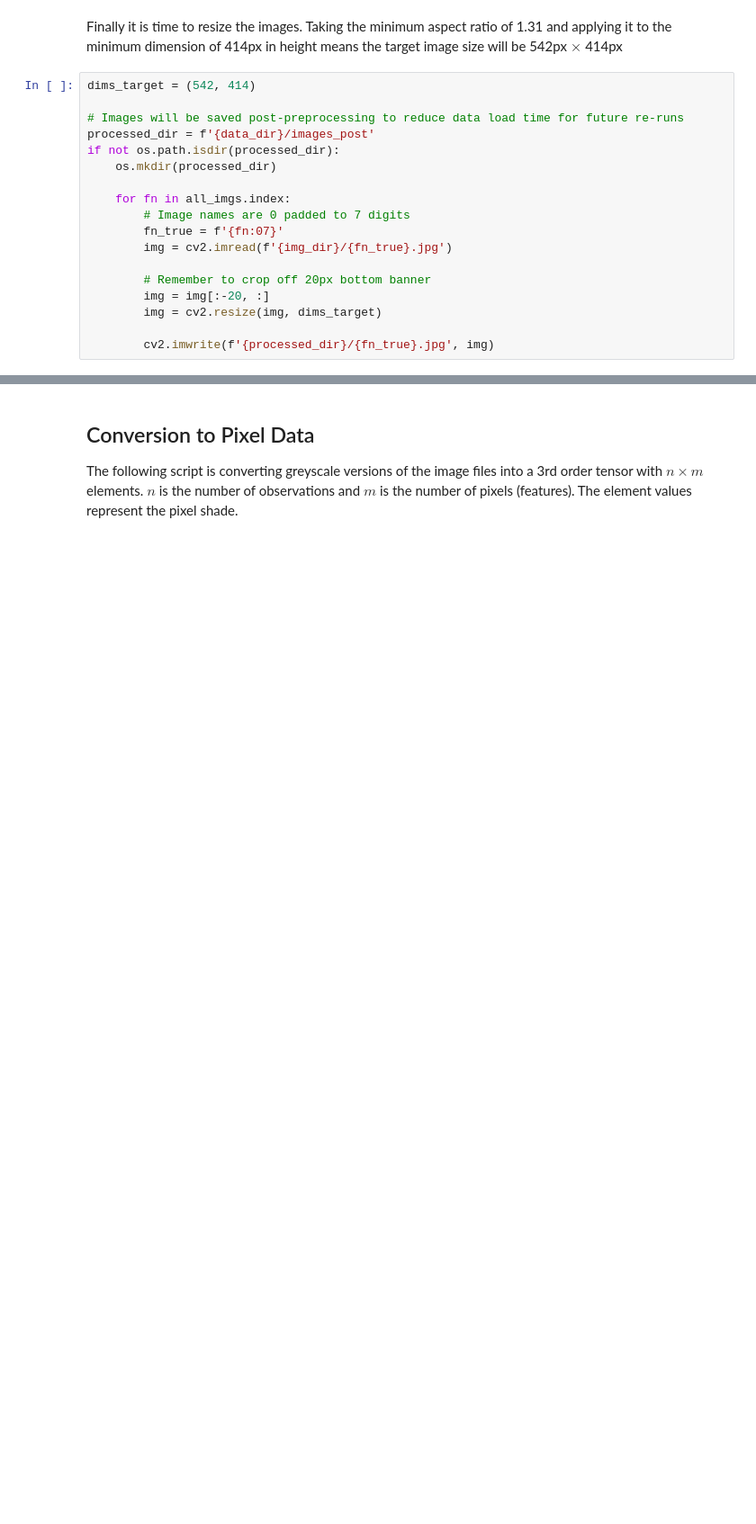
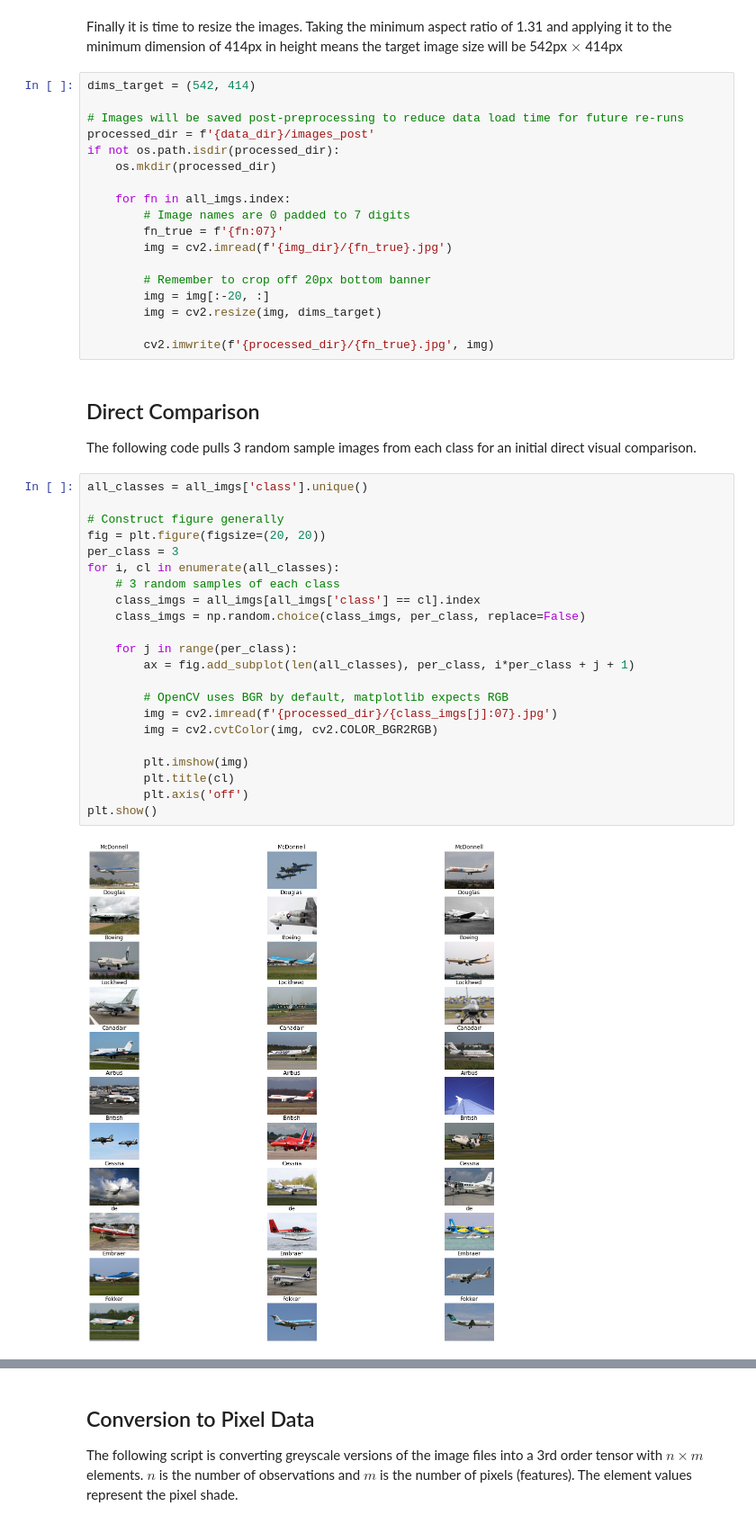
Before and after one commit to kymckay/f21dl-coursework, a Jupyter notebook: km2008_f21dl_cw.ipynb, the cells around one changed output, grey strips where cells are left out. Shown at 90% size. Cells and saved outputs as stored; diff of their text form; blank space fills up the shorter version.

Commit message:
Perform initial direct visual comparison
- Justify greyscale conversion (classes still distinguishable)

```diff
--- a/km2008_f21dl_cw.ipynb
+++ b/km2008_f21dl_cw.ipynb
@@ -277,4 +280,33 @@ if not os.path.isdir(processed_dir):
         img = cv2.resize(img, dims_target)
 
         cv2.imwrite(f'{processed_dir}/{fn_true}.jpg', img)
+# %% [markdown]
+
+## <a id="h2_4">Direct Comparison</a>
+
+The following code pulls 3 random sample images from each class for an initial direct visual comparison.
+# %%
+all_classes = all_imgs['class'].unique()
+
+# Construct figure generally
+fig = plt.figure(figsize=(20, 20))
+per_class = 3
+for i, cl in enumerate(all_classes):
+    # 3 random samples of each class
+    class_imgs = all_imgs[all_imgs['class'] == cl].index
+    class_imgs = np.random.choice(class_imgs, per_class, replace=False)
+
+    for j in range(per_class):
+        ax = fig.add_subplot(len(all_classes), per_class, i*per_class + j + 1)
+
+        # OpenCV uses BGR by default, matplotlib expects RGB
+        img = cv2.imread(f'{processed_dir}/{class_imgs[j]:07}.jpg')
+        img = cv2.cvtColor(img, cv2.COLOR_BGR2RGB)
+
+        plt.imshow(img)
+        plt.title(cl)
+        plt.axis('off')
+plt.show()
+# %% [output]
+[figure, added]
 # %% [markdown]
```
Also changed, not shown: parts of 3 cells of this notebook.
